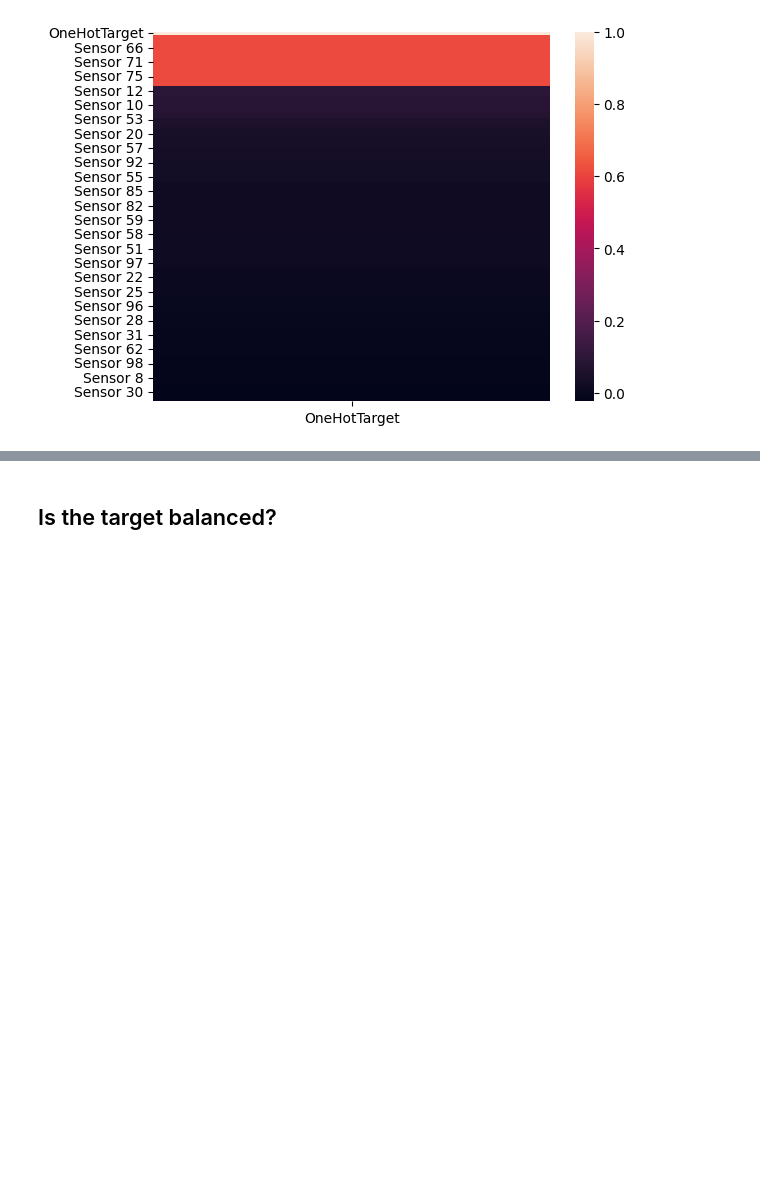
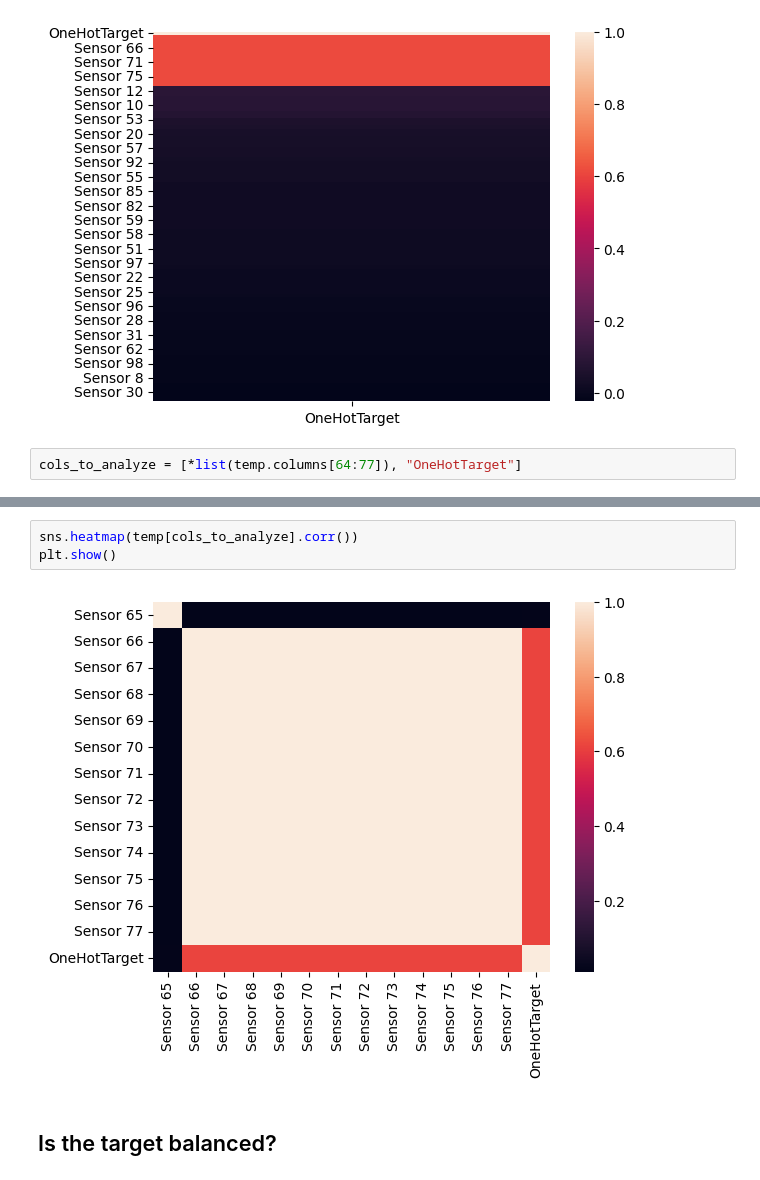
Before and after one commit to hypergalois/MachineFailurePrediction, a Jupyter notebook: 2.EDA.ipynb, the cells around one changed output, grey strips where cells are left out. Saved outputs shown, nothing was run; the diff lists cells and outputs as text; blank space fills up the shorter version.

```diff
--- a/2.EDA.ipynb
+++ b/2.EDA.ipynb
@@ -150,3 +150,5 @@ sns.heatmap(temp.select_dtypes(exclude="object").corr()["OneHotTarget"].sort_val
 plt.show()
 # %% [output]
 [figure]
+# %%
+cols_to_analyze = [*list(temp.columns[64:77]), "OneHotTarget"]
@@ -153,2 +172,7 @@ plt.show()
+# %%
+sns.heatmap(temp[cols_to_analyze].corr())
+plt.show()
+# %% [output]
+[figure, added]
 # %% [markdown]
 ## Is the target balanced?
```
Also changed, not shown: parts of 3 cells of this notebook.
